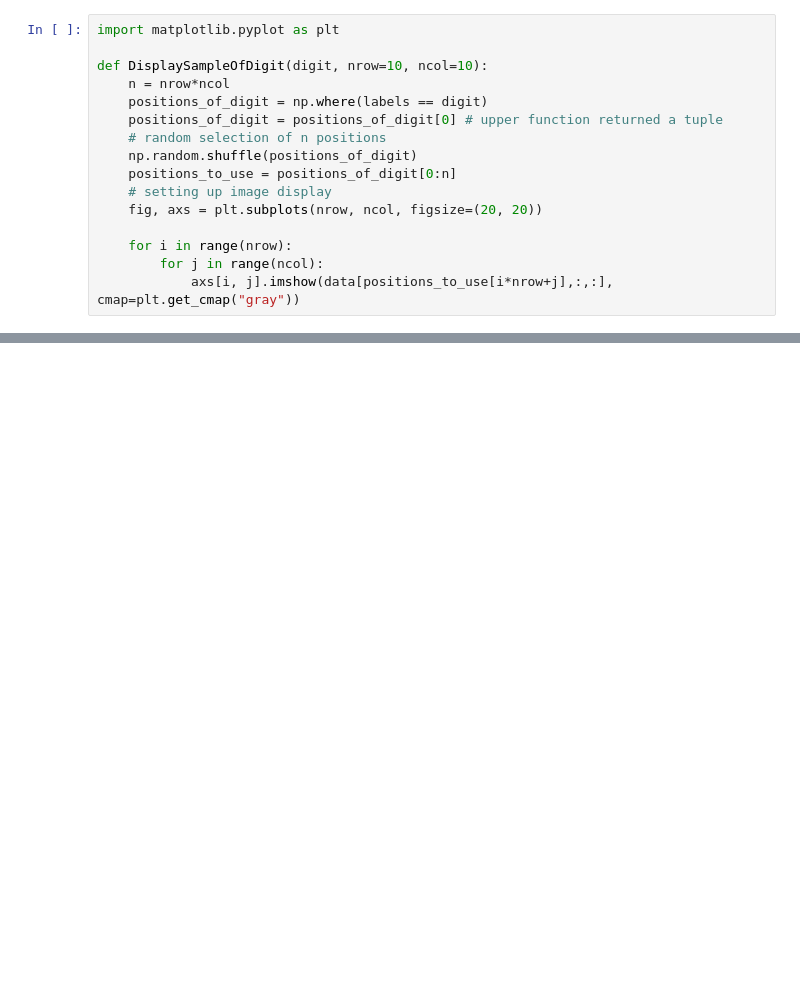
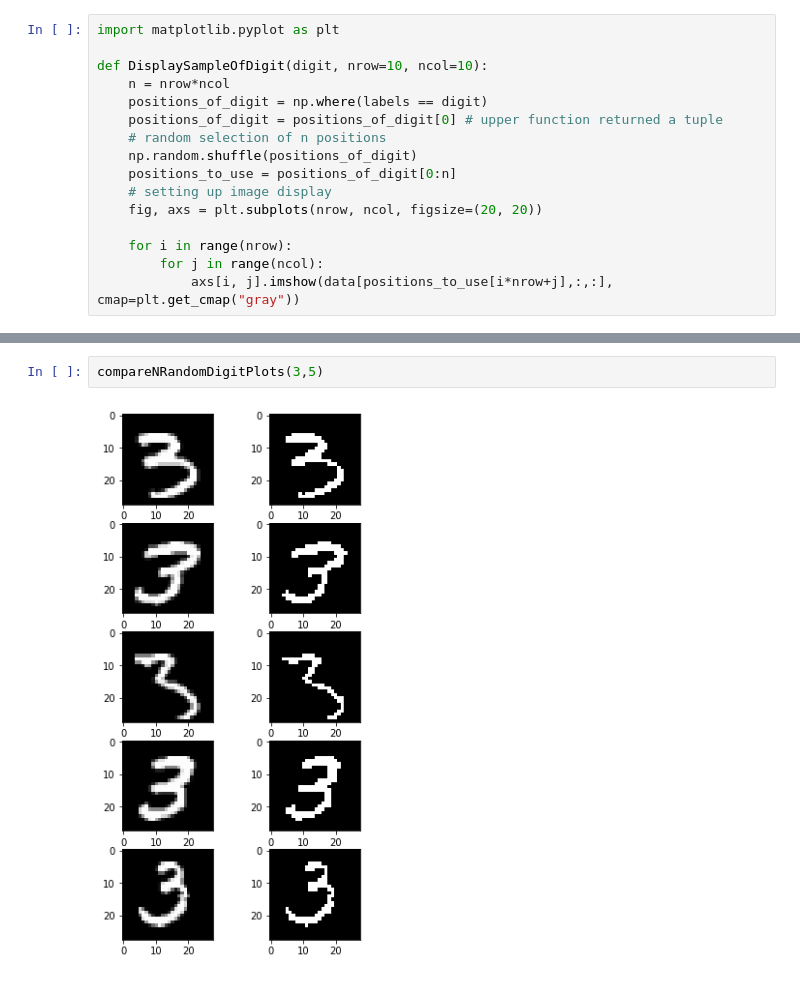
Before and after one commit to MiksuJak/mnist_recognition_project, a Jupyter notebook: digits_display.ipynb, the cells around one changed output, grey strips where cells are left out. Drawn from its saved outputs; the diff is of its cells as text; blank space fills up the shorter version.

```diff
--- a/digits_display.ipynb
+++ b/digits_display.ipynb
@@ -92,0 +154,4 @@ DisplaySampleOfDigit(9)
+# %%
+compareNRandomDigitPlots(3,5)
+# %% [output]
+[figure, added]
```
Also changed, not shown: parts of 25 cells of this notebook.
